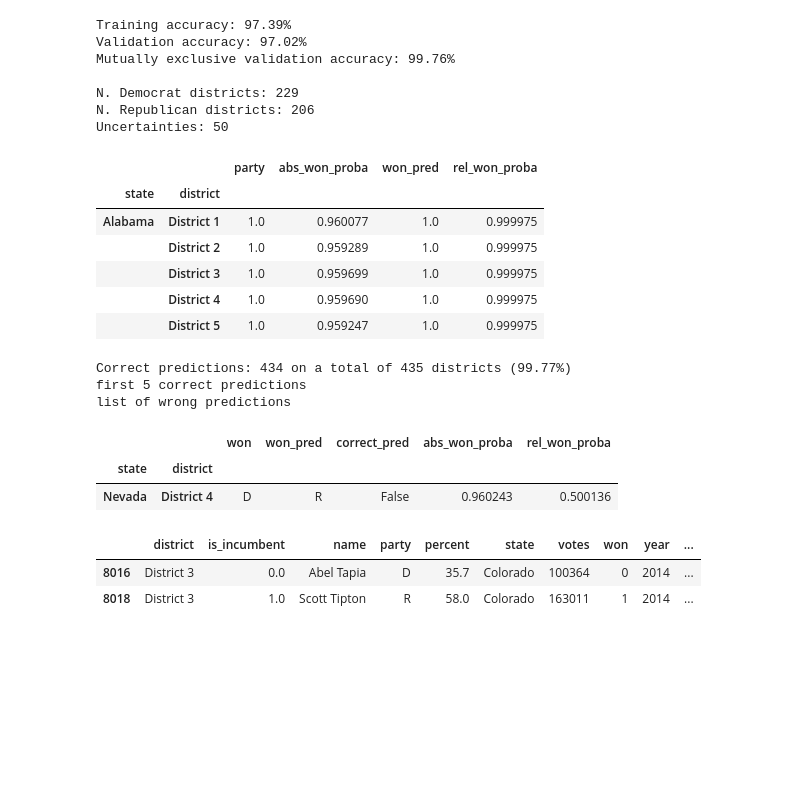
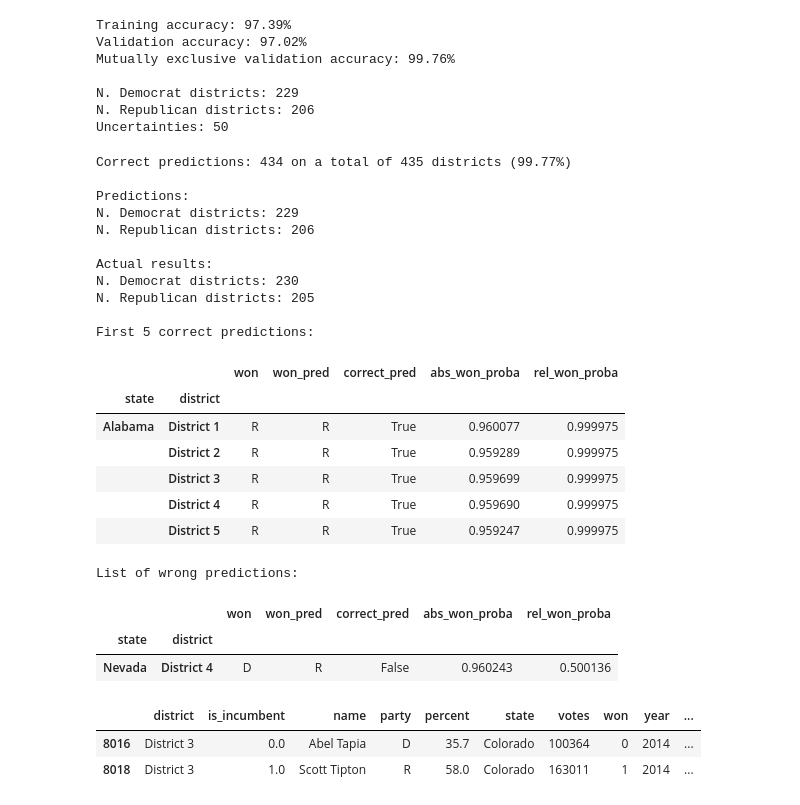
Before and after one commit to pmary/harvard_E-109A_final, a Jupyter notebook: 05-Modeling.ipynb, the cells around one changed output. Drawn from its saved outputs; the diff is of its cells as text; code cells hidden in the pictures; blank space fills up the shorter version.

Commit message:
Results achieved!!

```diff
--- a/05-Modeling.ipynb
+++ b/05-Modeling.ipynb
@@ -672,46 +672,59 @@ Mutually exclusive validation accuracy: 99.76%
 N. Democrat districts: 229
 N. Republican districts: 206
 Uncertainties: 50
-# %%
-winner_pred.head()
-# %% [output]
-|  |  | party | abs_won_proba | won_pred | rel_won_proba |
-| state | district |  |  |  |  |
-| Alabama | District 1 | 1.0 | 0.960077 | 1.0 | 0.999975 |
-|  | District 2 | 1.0 | 0.959289 | 1.0 | 0.999975 |
-|  | District 3 | 1.0 | 0.959699 | 1.0 | 0.999975 |
-|  | District 4 | 1.0 | 0.959690 | 1.0 | 0.999975 |
-|  | District 5 | 1.0 | 0.959247 | 1.0 | 0.999975 |
 # %%
 #Consolidate district results by party, instead that by candidate
 winner_pred=pred_df[pred_df['won_pred']==1].set_index(['state', 'district']).sort_index()
 actual_winners=test_data[test_data['won']==1].set_index(['state', 'district']).sort_index()
 #display(winner_pred['won_pred'].astype(int).head())
 #display(actual_winners['won'].astype(int).head())
 final_results=pd.DataFrame(columns = ['won', 'won_pred'] )
-#new_df.columns = ['won', 'won_pred']
 final_results['won_pred']=winner_pred['party'].astype(int).replace([0, 1], ['D', 'R'])
 final_results['won']=actual_winners['party']
 final_results['correct_pred']=(final_results['won_pred']==final_results['won'])
-print('Correct predictions: {} on a total of {} districts ({:.2%})'.format(sum(final_results['correct_pred']),
+print('Correct predictions: {} on a total of {} districts ({:.2%})\n'.format(sum(final_results['correct_pred']),
                                                                        len(final_results['correct_pred']),
                                                                        sum(final_results['correct_pred'])/len(final_results['correct_pred'])))
-new_df['abs_won_proba']=winner_pred['abs_won_proba']
-new_df['rel_won_proba']=winner_pred['rel_won_proba']
 
-print('first 5 correct predictions')
-display(new_df[new_df['correct_pred']==False].head())
+#print how many republican, how many democrat districts
+DEM=final_results[final_results['won_pred']=='D']
+REP=final_results[final_results['won_pred']=='R']
+print('Predictions:\nN. Democrat districts: {}\nN. Republican districts: {}\n'.format(len(DEM), len(REP)))
+DEM=final_results[final_results['won']=='D']
+REP=final_results[final_results['won']=='R']
+print('Actual results:\nN. Democrat districts: {}\nN. Republican districts: {}'.format(len(DEM), len(REP)))
+final_results['abs_won_proba']=winner_pred['abs_won_proba']
+final_results['rel_won_proba']=winner_pred['rel_won_proba']
 
-print('list of wrong predictions')
-new_df[new_df['correct_pred']==False]
+print('\nFirst 5 correct predictions:')
+display(final_results[final_results['correct_pred']==True].head())
+
+print('List of wrong predictions:')
+display(final_results[final_results['correct_pred']==False])
 #winner_pred['won_pred'].astype(int)==actual_winners['won'].astype(int)
 # %% [output]
 Correct predictions: 434 on a total of 435 districts (99.77%)
-first 5 correct predictions
-list of wrong predictions
+
+Predictions:
+N. Democrat districts: 229
+N. Republican districts: 206
+
+Actual results:
+N. Democrat districts: 230
+N. Republican districts: 205
+
+First 5 correct predictions:
 |  |  | won | won_pred | correct_pred | abs_won_proba | rel_won_proba |
 | state | district |  |  |  |  |  |
-| Nevada | District 4 | D | R | False | 0.960243 | 0.500136 |
+| Alabama | District 1 | R | R | True | 0.960077 | 0.999975 |
+|  | District 2 | R | R | True | 0.959289 | 0.999975 |
+|  | District 3 | R | R | True | 0.959699 | 0.999975 |
+|  | District 4 | R | R | True | 0.959690 | 0.999975 |
+|  | District 5 | R | R | True | 0.959247 | 0.999975 |
+List of wrong predictions:
+|  |  | won | won_pred | correct_pred | abs_won_proba | rel_won_proba |
+| state | district |  |  |  |  |  |
+| Nevada | District 4 | D | R | False | 0.960243 | 0.500136 |
 # %%
 #house_df[(house_df['state']=='Louisiana')&(house_df['district']=='District 3')&(house_df['year']==2018)]
 #house_df[(house_df['state']=='California')&(house_df['district']=='District 17')&(house_df['year']==2014)]
```
